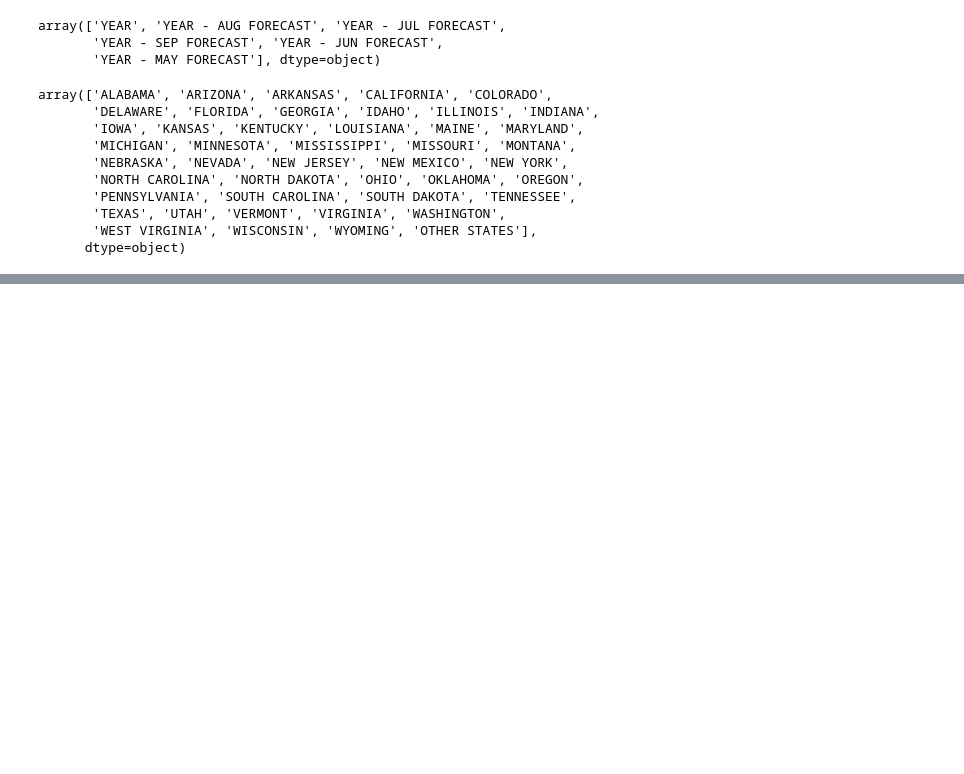
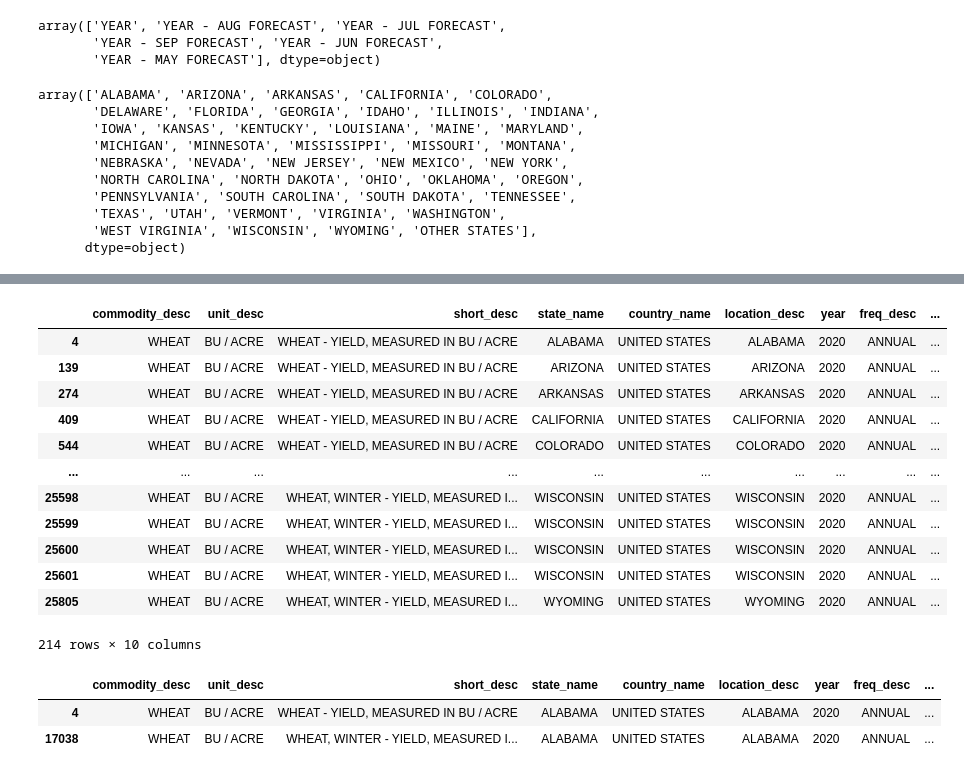
Before and after one commit to nickbartram/climate_agriculture_impact, a Jupyter notebook: crop_data.ipynb, the cells around one changed output, grey strips where cells are left out. Drawn from its saved outputs; the diff is of its cells as text; code cells hidden in the pictures; blank space fills up the shorter version.

Commit message:
1 row per state per year (hopefully)

```diff
--- a/crop_data.ipynb
+++ b/crop_data.ipynb
@@ -517,0 +507,29 @@ USDA_wheat_df.groupby(['year', 'state_name']).head()
+# %%
+# Test number of entries
+USDA_wheat_2020 = USDA_wheat_df[USDA_wheat_df["year"] == 2020]
+USDA_wheat_2020
+# %% [output]
+|  | commodity_desc | unit_desc | short_desc | state_name | country_name | location_desc | year | freq_desc | ... |
+| 4 | WHEAT | BU / ACRE | WHEAT - YIELD, MEASURED IN BU / ACRE | ALABAMA | UNITED STATES | ALABAMA | 2020 | ANNUAL | ... |
+| 139 | WHEAT | BU / ACRE | WHEAT - YIELD, MEASURED IN BU / ACRE | ARIZONA | UNITED STATES | ARIZONA | 2020 | ANNUAL | ... |
+| 274 | WHEAT | BU / ACRE | WHEAT - YIELD, MEASURED IN BU / ACRE | ARKANSAS | UNITED STATES | ARKANSAS | 2020 | ANNUAL | ... |
+| 409 | WHEAT | BU / ACRE | WHEAT - YIELD, MEASURED IN BU / ACRE | CALIFORNIA | UNITED STATES | CALIFORNIA | 2020 | ANNUAL | ... |
+| 544 | WHEAT | BU / ACRE | WHEAT - YIELD, MEASURED IN BU / ACRE | COLORADO | UNITED STATES | COLORADO | 2020 | ANNUAL | ... |
+| ... | ... | ... | ... | ... | ... | ... | ... | ... | ... |
+| 25598 | WHEAT | BU / ACRE | WHEAT, WINTER - YIELD, MEASURED I... | WISCONSIN | UNITED STATES | WISCONSIN | 2020 | ANNUAL | ... |
+| 25599 | WHEAT | BU / ACRE | WHEAT, WINTER - YIELD, MEASURED I... | WISCONSIN | UNITED STATES | WISCONSIN | 2020 | ANNUAL | ... |
+| 25600 | WHEAT | BU / ACRE | WHEAT, WINTER - YIELD, MEASURED I... | WISCONSIN | UNITED STATES | WISCONSIN | 2020 | ANNUAL | ... |
+| 25601 | WHEAT | BU / ACRE | WHEAT, WINTER - YIELD, MEASURED I... | WISCONSIN | UNITED STATES | WISCONSIN | 2020 | ANNUAL | ... |
+| 25805 | WHEAT | BU / ACRE | WHEAT, WINTER - YIELD, MEASURED I... | WYOMING | UNITED STATES | WYOMING | 2020 | ANNUAL | ... |
+214 rows × 10 columns
+# %%
+# Try just Alabama
+USDA_wheat_2020_AL = USDA_wheat_df[
+    (USDA_wheat_df["year"] == 2020) &
+    (USDA_wheat_df["state_name"] == "ALABAMA")
+]
+USDA_wheat_2020_AL
+# %% [output]
+|  | commodity_desc | unit_desc | short_desc | state_name | country_name | location_desc | year | freq_desc | ... |
+| 4 | WHEAT | BU / ACRE | WHEAT - YIELD, MEASURED IN BU / ACRE | ALABAMA | UNITED STATES | ALABAMA | 2020 | ANNUAL | ... |
+| 17038 | WHEAT | BU / ACRE | WHEAT, WINTER - YIELD, MEASURED I... | ALABAMA | UNITED STATES | ALABAMA | 2020 | ANNUAL | ... |
```
Also changed, not shown: parts of 22 cells of this notebook.
